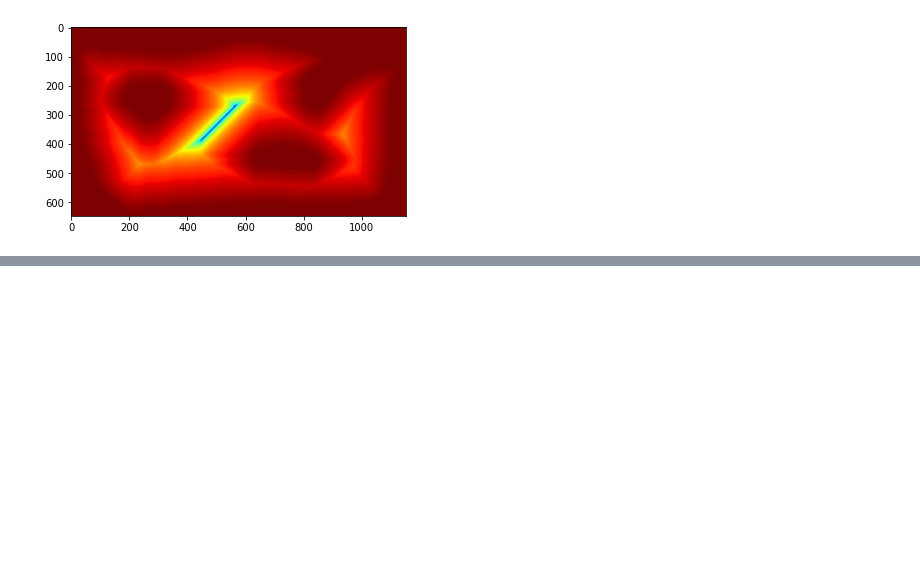
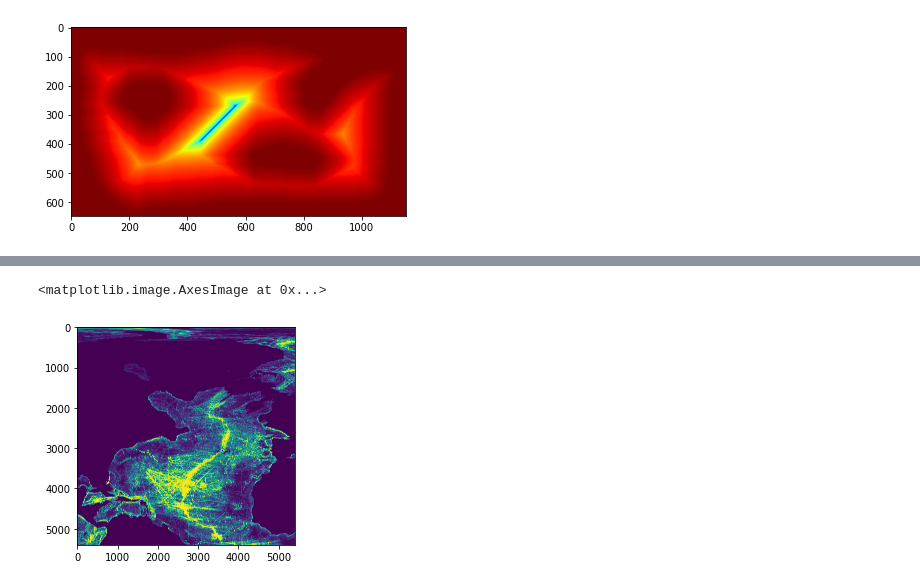
Before and after one commit to nico5655/OceanPSC, a Jupyter notebook: Untitled.ipynb, the cells around one changed output, grey strips where cells are left out. Drawn from its saved outputs; the diff is of its cells as text; code cells hidden in the pictures; blank space fills up the shorter version.

```diff
--- a/Untitled.ipynb
+++ b/Untitled.ipynb
@@ -202,0 +170,2 @@ array([[0.        , 0.20710678, 0.20710678, ..., 0.20710678, 0.20710678,
+# %%
+na=np.minimum(na,0)
@@ -202,0 +202,13 @@ array([[0.        , 0.20710678, 0.20710678, ..., 0.20710678, 0.20710678,
+# %%
+def norme_gradient(grid,neighbor_dist=1):
+    n,m=grid.shape
+    #growing the grid to give neighbors to border points
+    rgrid=np.zeros((n+neighbor_dist,m+neighbor_dist))
+    #the base grid is set at the center of the new grid
+    rgrid[:-neighbor_dist,:-neighbor_dist]=grid
+    gradientX = (rgrid[:-neighbor_dist, :-neighbor_dist]-rgrid[neighbor_dist:,:-neighbor_dist])/neighbor_dist
+    gradientY= (rgrid[-neighbor_dist,:-neighbor_dist]-rgrid[-neighbor_dist,neighbor_dist:])/neighbor_dist
+
+    return np.sqrt(gradientX**2+gradientY**2)
+# %%
+normeGradient2=norme_gradient(na,neighbor_dist=1)
@@ -202,0 +221,5 @@ array([[0.        , 0.20710678, 0.20710678, ..., 0.20710678, 0.20710678,
+# %%
+plt.imshow(np.minimum(normeGradient2,100))
+# %% [output]
+<matplotlib.image.AxesImage at 0x...>
+[figure, added]
```
Also changed, not shown: parts of 55 cells of this notebook, 3 other files.
